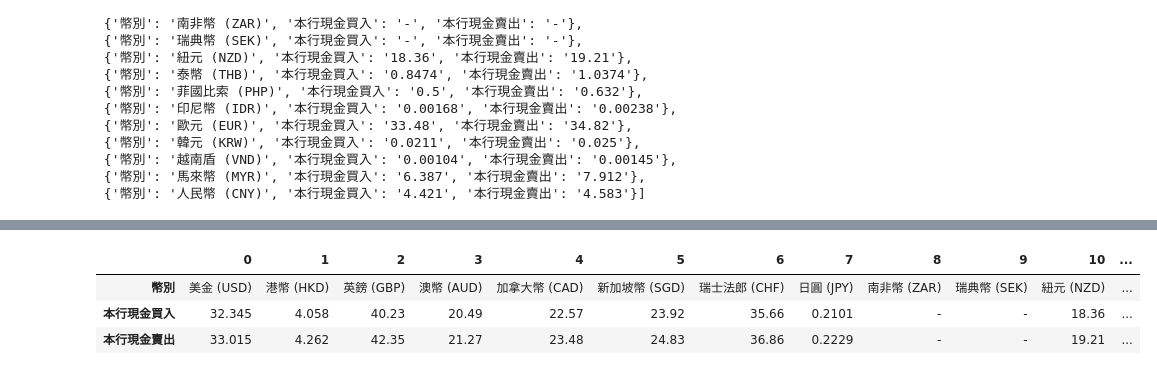
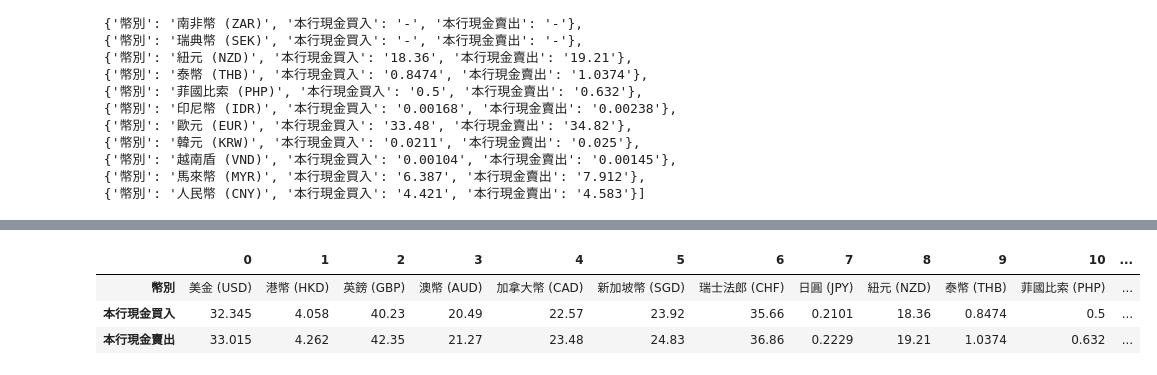
Before and after one commit to EveYang0630/python_analysis, a Jupyter notebook: lession6_2.ipynb, the cells around one changed output, grey strips where cells are left out. Drawn from its saved outputs; the diff is of its cells as text; code cells hidden in the pictures.

```diff
--- a/lession6_2.ipynb
+++ b/lession6_2.ipynb
@@ -109,3 +109,12 @@ pprint(rates)
  {'幣別': '越南盾 (VND)', '本行現金買入': '0.00104', '本行現金賣出': '0.00145'},
  {'幣別': '馬來幣 (MYR)', '本行現金買入': '6.387', '本行現金賣出': '7.912'},
  {'幣別': '人民幣 (CNY)', '本行現金買入': '4.421', '本行現金賣出': '4.583'}]
+# %%
+def filter_func(item:dict)->bool:
+    if item['本行現金買入'] == '-':
+        return False
+    else:
+        return True
+
+filtered_rates = list(filter(filter_func,rates))
+filtered_rates
@@ -111,0 +139,10 @@ pprint(rates)
+# %%
+#清理資料，用map()函數將資料轉換成數字型態
+
+def map_func(item:dict)->dict:
+    item['本行現金買入'] = float(item['本行現金買入'])
+    item['本行現金賣出'] = float(item['本行現金賣出'])
+    return item
+
+cleared_list = list(map(map_func,filtered_rates))
+cleared_list
@@ -112,9 +167,9 @@ pprint(rates)
 # %%
 import pandas as pd
-df = pd.DataFrame(rates)
+df = pd.DataFrame(cleared_list)
 df.T  # 屬性T可以轉置表格
 # %% [output]
 |  | 0 | 1 | 2 | 3 | 4 | 5 | 6 | 7 | 8 | 9 | 10 | ... |
-| 幣別 | 美金 (USD) | 港幣 (HKD) | 英鎊 (GBP) | 澳幣 (AUD) | 加拿大幣 (CAD) | 新加坡幣 (SGD) | 瑞士法郎 (CHF) | 日圓 (JPY) | 南非幣 (ZAR) | 瑞典幣 (SEK) | 紐元 (NZD) | ... |
-| 本行現金買入 | 32.345 | 4.058 | 40.23 | 20.49 | 22.57 | 23.92 | 35.66 | 0.2101 | - | - | 18.36 | ... |
-| 本行現金賣出 | 33.015 | 4.262 | 42.35 | 21.27 | 23.48 | 24.83 | 36.86 | 0.2229 | - | - | 19.21 | ... |
+| 幣別 | 美金 (USD) | 港幣 (HKD) | 英鎊 (GBP) | 澳幣 (AUD) | 加拿大幣 (CAD) | 新加坡幣 (SGD) | 瑞士法郎 (CHF) | 日圓 (JPY) | 紐元 (NZD) | 泰幣 (THB) | 菲國比索 (PHP) | ... |
+| 本行現金買入 | 32.345 | 4.058 | 40.23 | 20.49 | 22.57 | 23.92 | 35.66 | 0.2101 | 18.36 | 0.8474 | 0.5 | ... |
+| 本行現金賣出 | 33.015 | 4.262 | 42.35 | 21.27 | 23.48 | 24.83 | 36.86 | 0.2229 | 19.21 | 1.0374 | 0.632 | ... |
```
Also changed, not shown: parts of 2 cells of this notebook, 2 other files.
